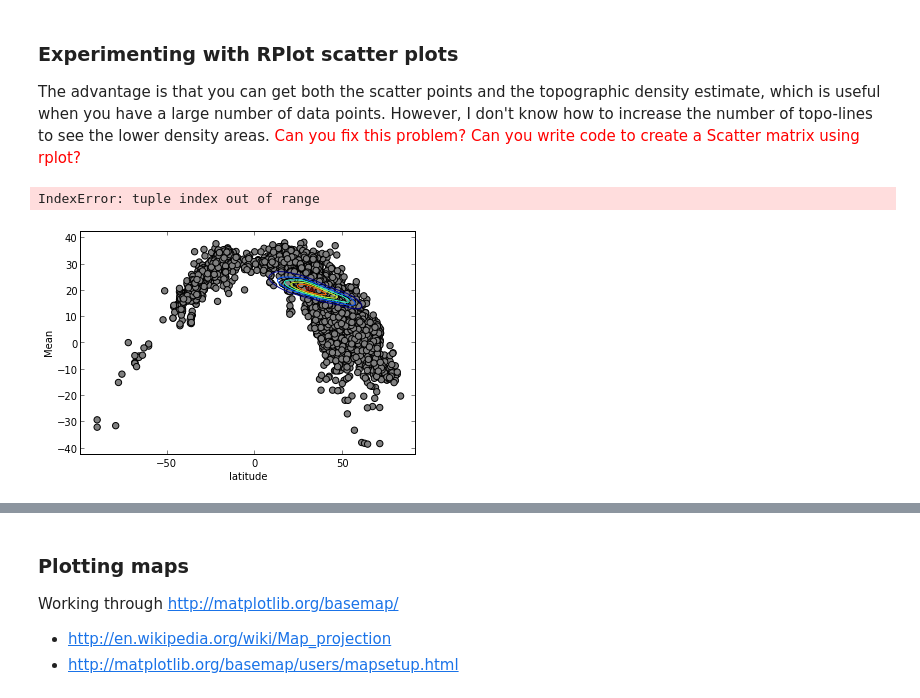
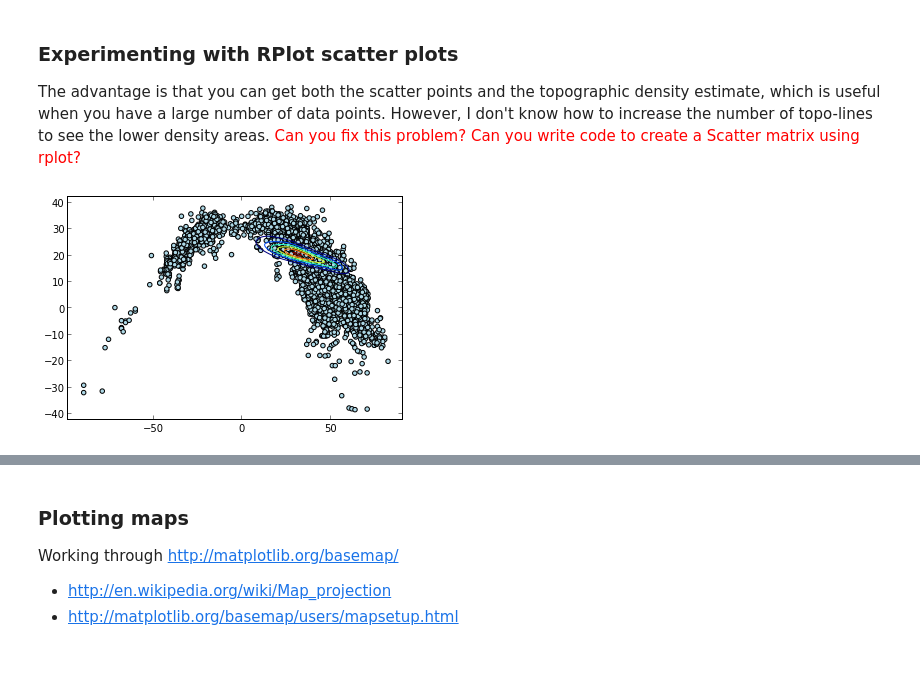
Before and after one commit to vineelpratap/UCSD_BigData, a Jupyter notebook: notebooks/weather/Weather Analysis.ipynb, the cells around one changed output, grey strips where cells are left out. Saved outputs shown, nothing was run; the diff lists cells and outputs as text; code cells hidden in the pictures; blank space fills up the shorter version.

```diff
--- a/notebooks/weather/Weather Analysis.ipynb
+++ b/notebooks/weather/Weather Analysis.ipynb
@@ -268,0 +358,9 @@ So, performance of linear interpolation > replacing with mean > dropping NaN row
+# %%
+k = 100
+Prod1, rms_error1 = recons(U1, k)
+Prod2, rms_error2 = recons(U2, k)
+Prod3, rms_error3 = recons(U3, k)
+print "RMS Reconstruction error"
+print "dropping NaN rows :", rms_error1
+print "replacing with mean  :", rms_error2
+print "linear interpolation :", rms_error3
@@ -271,7 +377,6 @@ We use eigenvectors corresponding to method 3 for further analysis
-# %%
-M = M.interpolate(method='values')
-Dout.loc[:,1:365] = M.transpose()
-U, D, V = U3, D3, V3
+# %%
+U, D, V = U2, D2, V2
+Prod = Prod2
 # %%
 k=6 # number of components to show.
 YearlyPlots((U[:,:k]),ttl='The most significant eigen-vectors')
@@ -281,11 +386,2 @@ legend(range(0,k));
 # %%
 # U1,D1,V1=np.linalg.svd(matrix[:100,:])  # running the svd on the whole matrix seems to crash because of NaN entries
-# %%
-k=50
-Eig=np.matrix(U[:,:k])
-print [np.linalg.norm(U[:,i]) for i in range(k)]
-matrix=np.matrix(Dout.ix[:,1:365])-Mean
-matrix[isnan(matrix)]=0
-print shape(Eig),shape(matrix)
-Prod=matrix*Eig;
-print shape(Prod)
@@ -471,18 +557,17 @@ I don't know how to increase the number of topo-lines to see the lower density a
 # %%
 # Taken from http://pandasplotting.blogspot.com/
 import matplotlib.pyplot as plt
 from pandas.tools import rplot
 #plt.figure()
 X='latitude';Y='Mean'
 dfTmp=Djoined[[X,Y]].dropna()
 dfTmp=dfTmp.iloc[:,:]
 p = rplot.RPlot(dfTmp,x=X,y=Y)
-p.add(rplot.GeomPoint())
+p.add(rplot.GeomScatter())
 p.add(rplot.GeomDensity2D())
 p.render();
 # %% [output]
-IndexError: tuple index out of range
-[figure, old version]
+[figure, new version]
 # %%
 # To see the source of a method use ??
 rplot.GeomDensity2D??
```
Also changed, not shown: parts of 52 cells of this notebook, 1 other file.
